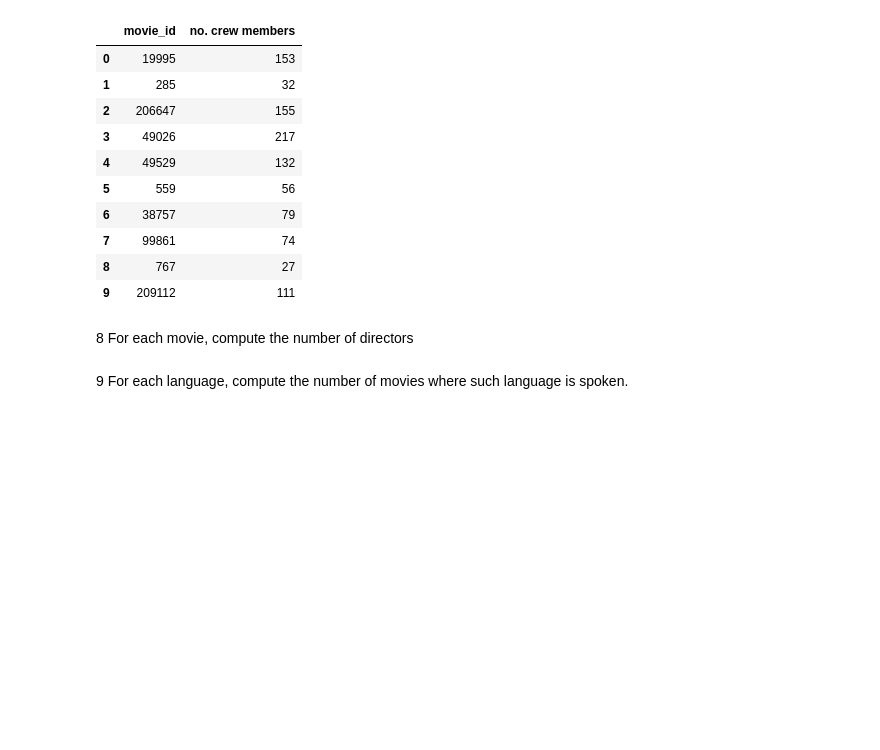
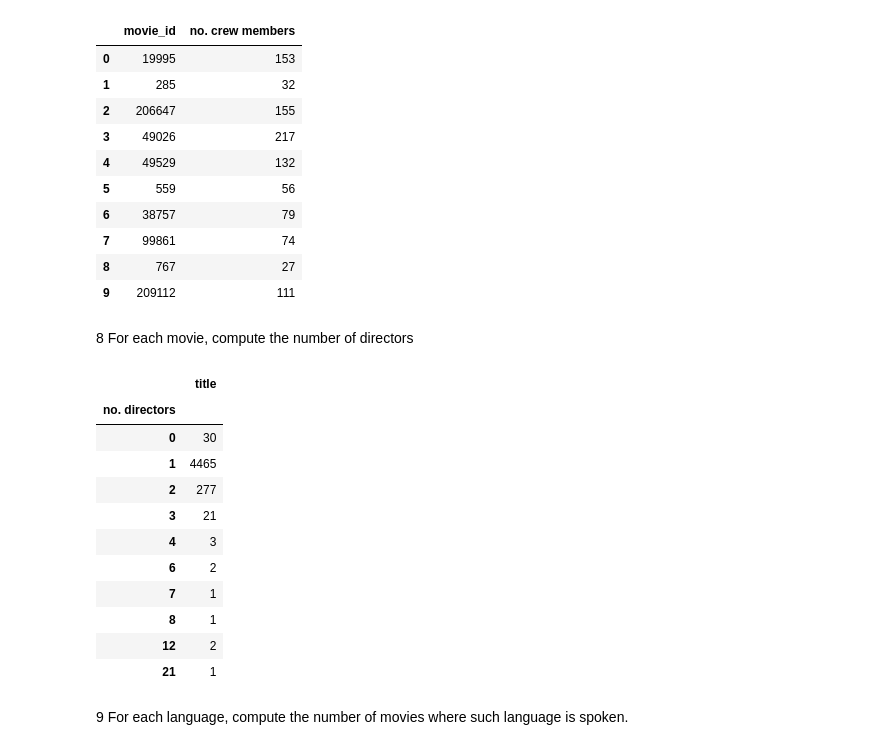
Before and after one commit to Raialbe/CSproject, a Jupyter notebook: CS_Project_Meloni_Raimondi.ipynb, the cells around one changed output. Saved outputs shown, nothing was run; the diff lists cells and outputs as text; code cells hidden in the pictures; blank space fills up the shorter version.

```diff
--- a/CS_Project_Meloni_Raimondi.ipynb
+++ b/CS_Project_Meloni_Raimondi.ipynb
@@ -34,7 +42,7 @@ df[df["homepage"].isnull()]['id'].count()
 3 For each year, how many movies do not have a homepage?
 # %%
 #creo la colonna "year" dai primi quattro caratteri dell'attributo "release_date" e conto il numero di film senza homepage per ogni anno in base all'id
-df["year"]=df["release_date"].astype(str).str[:4]
+df["year"]=df["release_date"].str[:4]
 df[df["homepage"].isnull()].groupby("year").count()["id"]
 # %% [output]
 year
@@ -397,7 +405,21 @@ df[["movie_id","no. crew members"]].head(10)
 # %%
 #trovo numero di directors controllando la lunghezza del vettore dir dove compaiono tutti i Director del film
 df['crew']=df.crew.apply(json.loads)
 df["no. directors"]=df.crew.apply(lambda crew_members: len([dir for dir in crew_members if dir["job"]=="Director"]))
+df[["no. directors","title"]].groupby("no. directors").count()
+# %% [output]
+|  | title |
+| no. directors |  |
+| 0 | 30 |
+| 1 | 4465 |
+| 2 | 277 |
+| 3 | 21 |
+| 4 | 3 |
+| 6 | 2 |
+| 7 | 1 |
+| 8 | 1 |
+| 12 | 2 |
+| 21 | 1 |
 # %% [markdown]
 9 For each language, compute the number of movies where such language is spoken.
 # %%
```
Also changed, not shown: parts of 5 cells of this notebook.
